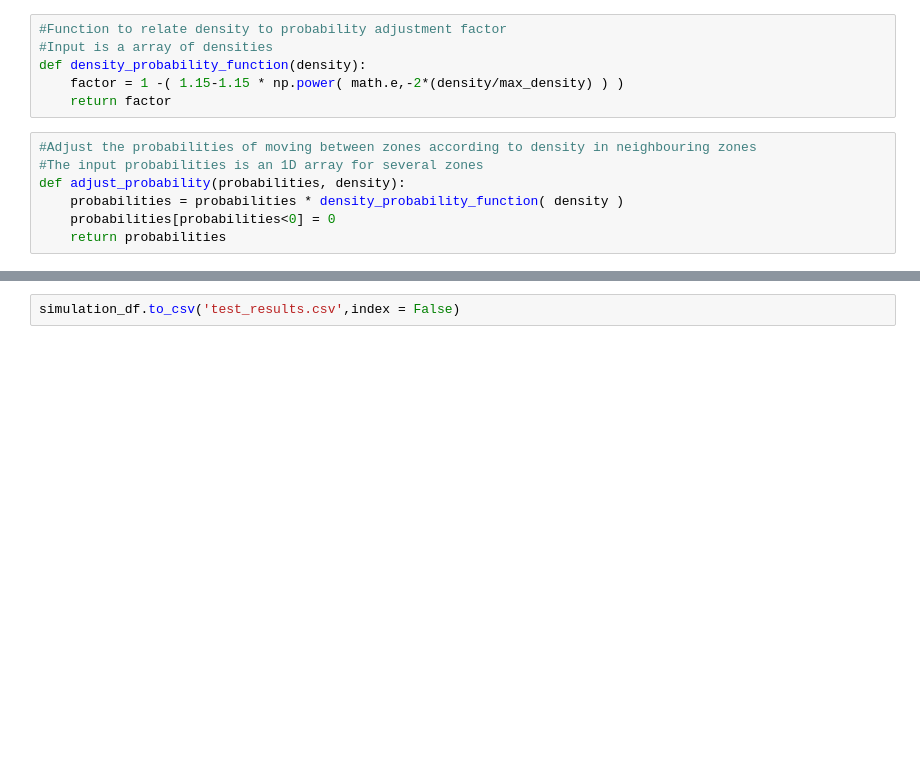
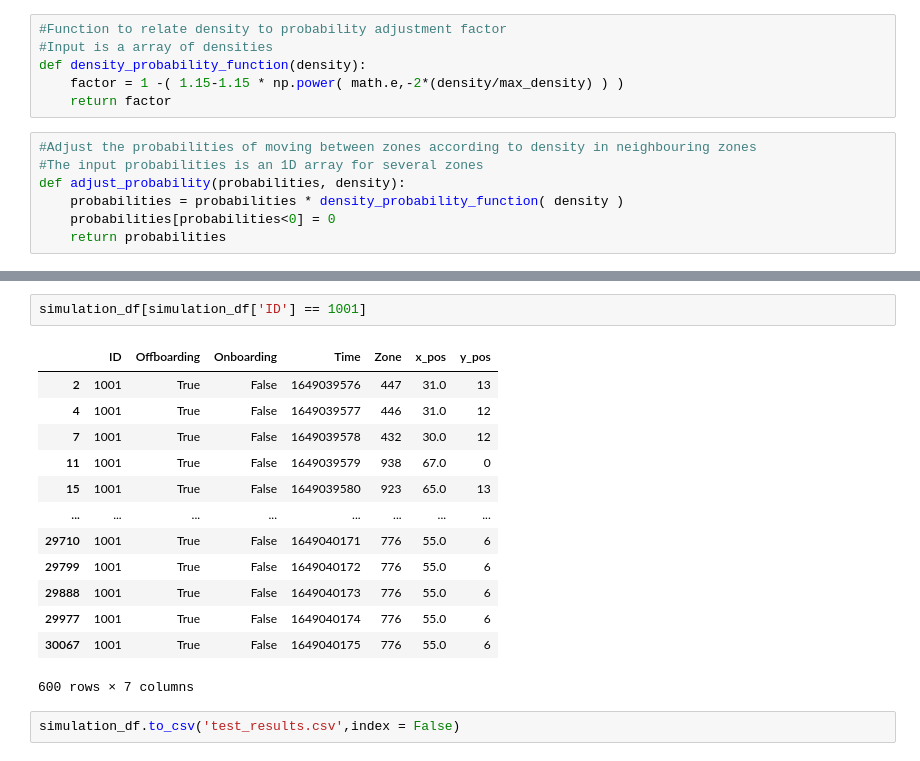
Before and after one commit to mauribadnights/sociophysics, a Jupyter notebook: simulator/simulator1.ipynb, the cells around one changed output, grey strips where cells are left out. Drawn from its saved outputs; the diff is of its cells as text; blank space fills up the shorter version.

```diff
--- a/simulator/simulator1.ipynb
+++ b/simulator/simulator1.ipynb
@@ -348,3 +338,19 @@ markov_matrix_offboarding
+# %%
+simulation_df[simulation_df['ID'] == 1001]
+# %% [output]
+|  | ID | Offboarding | Onboarding | Time | Zone | x_pos | y_pos |
+| 2 | 1001 | True | False | 1649039576 | 447 | 31.0 | 13 |
+| 4 | 1001 | True | False | 1649039577 | 446 | 31.0 | 12 |
+| 7 | 1001 | True | False | 1649039578 | 432 | 30.0 | 12 |
+| 11 | 1001 | True | False | 1649039579 | 938 | 67.0 | 0 |
+| 15 | 1001 | True | False | 1649039580 | 923 | 65.0 | 13 |
+| ... | ... | ... | ... | ... | ... | ... | ... |
+| 29710 | 1001 | True | False | 1649040171 | 776 | 55.0 | 6 |
+| 29799 | 1001 | True | False | 1649040172 | 776 | 55.0 | 6 |
+| 29888 | 1001 | True | False | 1649040173 | 776 | 55.0 | 6 |
+| 29977 | 1001 | True | False | 1649040174 | 776 | 55.0 | 6 |
+| 30067 | 1001 | True | False | 1649040175 | 776 | 55.0 | 6 |
+600 rows × 7 columns
 # %%
 simulation_df.to_csv('test_results.csv',index = False)
 # %%
```
Also changed, not shown: parts of 9 cells of this notebook, 1 other file.
